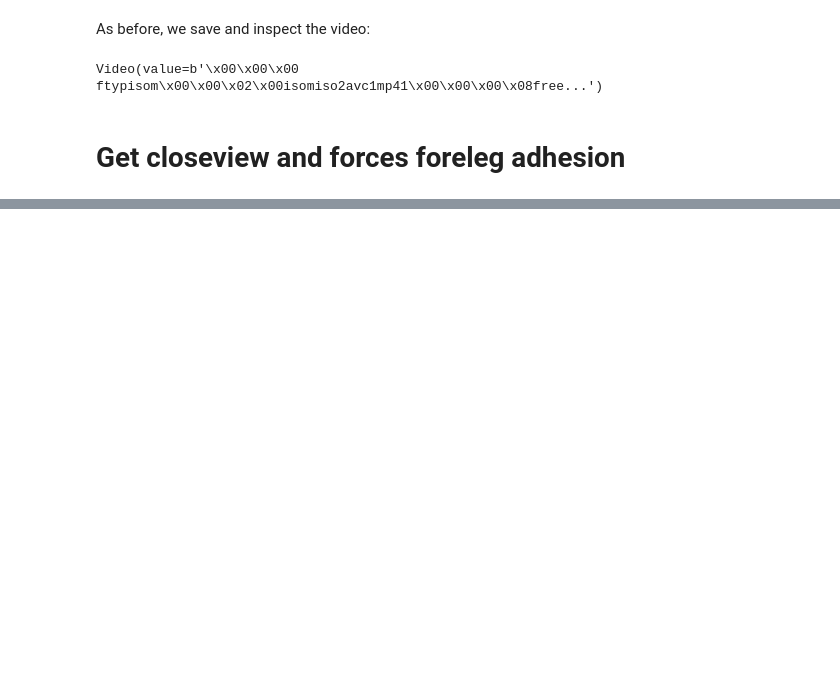
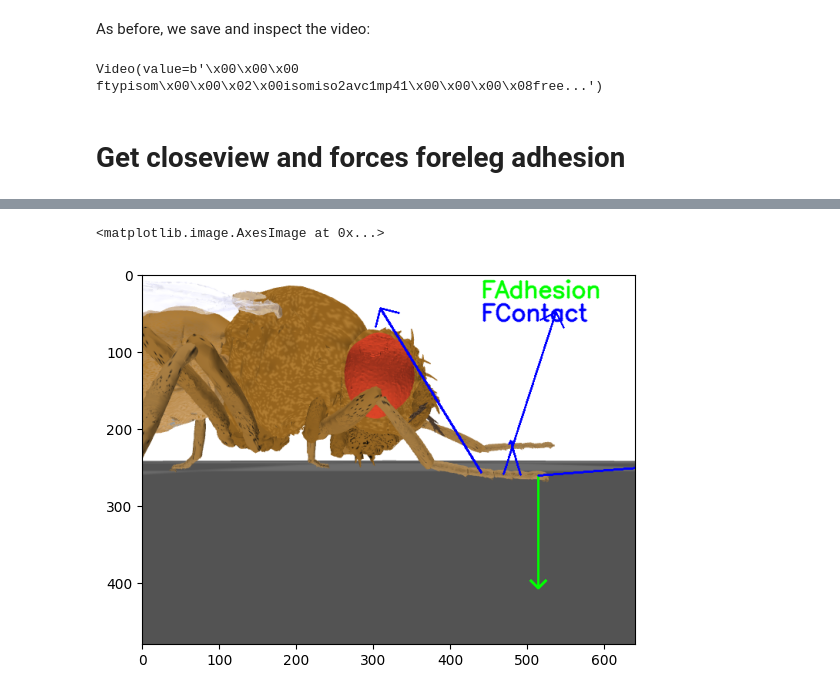
Before and after one commit to NeLy-EPFL/nmf2-paper, a Jupyter notebook: leg_adhesion/generate_adhesion_first_panel.ipynb, the cells around one changed output, grey strips where cells are left out. Saved outputs shown, nothing was run; the diff lists cells and outputs as text; code cells hidden in the pictures; blank space fills up the shorter version.

```diff
--- a/leg_adhesion/generate_adhesion_first_panel.ipynb
+++ b/leg_adhesion/generate_adhesion_first_panel.ipynb
@@ -92,14 +39,16 @@ Similar to the previous demo, we start by initializing the simulation environmen
 # %%
 # Initialize simulation
 run_time = 1
-sim_params = MuJoCoParameters(timestep=1e-4, render_mode="saved", render_playspeed=0.1, render_camera="left")
+sim_params = MuJoCoParameters(timestep=1e-4, render_mode="saved", render_playspeed=0.001, render_camera="Animat/camera_RFTarsus1_zoomin",
+                              enable_adhesion = True,
+                                draw_contacts=True,
+                                decompose_contacts=False,
+                                draw_gravity=False,
+                                align_camera_with_gravity=False,
+                                )
+
 nmf = NeuroMechFlyMuJoCo(
     sim_params=sim_params,
     init_pose=stretched_pose,
     actuated_joints=all_leg_dofs,
-    adhesion = True,
-    draw_adhesion=True,
-    draw_contacts=False,
-    draw_gravity=False,
-    align_camera_with_gravity=False
 )
@@ -214,0 +219,22 @@ AttributeError: 'NeuroMechFlyMuJoCo' object has no attribute 'contact_camera'
+# %%
+rgb_contact= (0, 0, 255)
+rgb_adhesion = (0, 255, 0)
+
+img = img.astype(np.uint8)
+for i in range(0, len(x), 2):
+    pts1 = x[i], y[i]
+    pts2 = x[i+1], y[i+1]
+    rgb = rgb_contact
+    if i == 0:
+        rgb = rgb_adhesion
+    if not np.any(pts1 == pts2):
+        img = cv2.arrowedLine(img, pts1, pts2, rgb, 2)
+# add text
+font = cv2.FONT_HERSHEY_SIMPLEX
+img = cv2.putText(img, 'FAdhesion', (width-200, 30), font, 1, rgb_adhesion, 2, cv2.LINE_AA)
+img = cv2.putText(img, 'FContact', (width-200, 60), font, 1, rgb_contact, 2, cv2.LINE_AA)
+
+plt.imshow(img)
+# %% [output]
+<matplotlib.image.AxesImage at 0x...>
+[figure, added]
```
Also changed, not shown: parts of 11 cells of this notebook, 1 other file.
